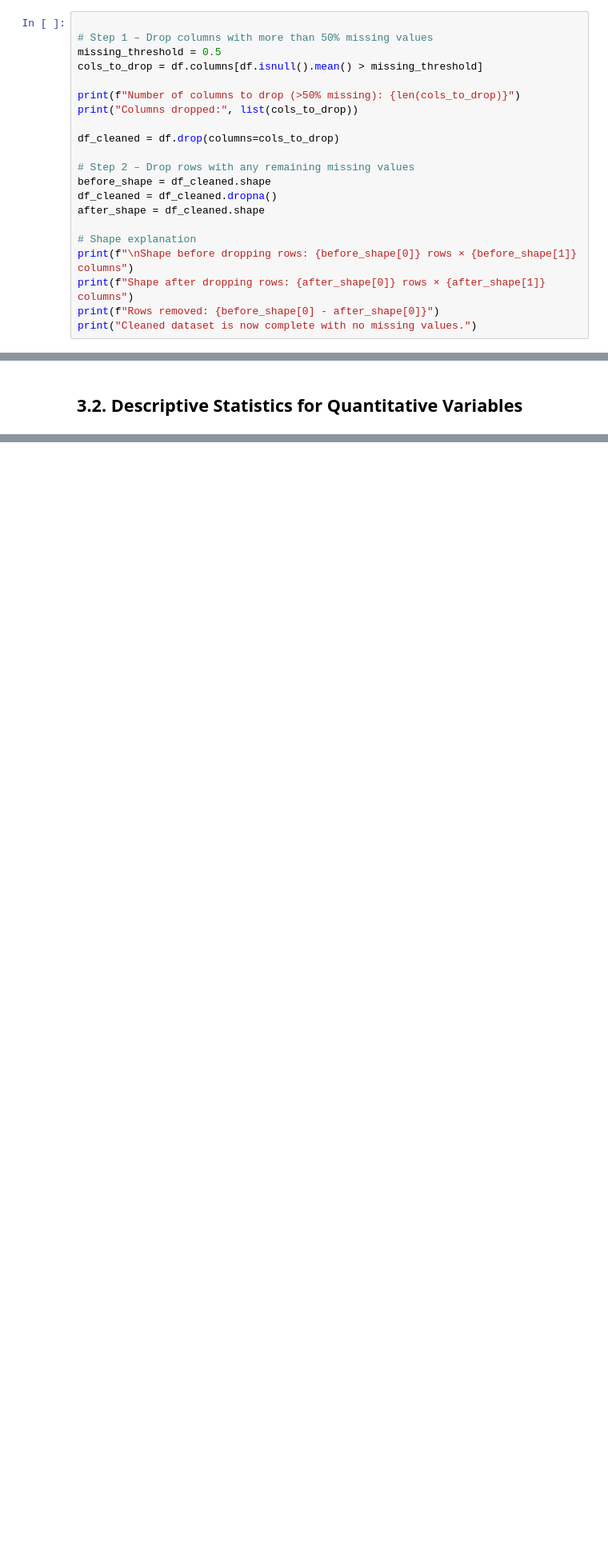
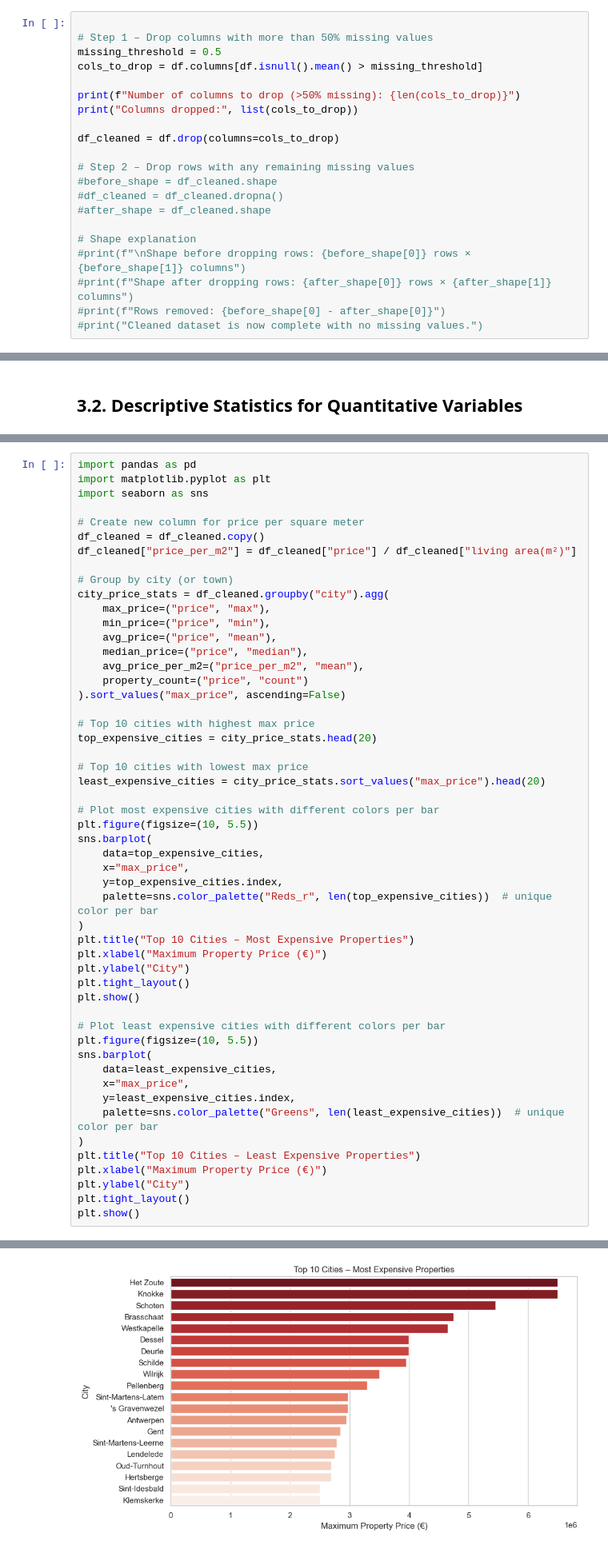
Before and after one commit to subllings/real-estate-price-predictor, a Jupyter notebook: notebooks/01_exploration_zimmo_sjchoti_sol_prop.ipynb, the cells around one changed output, grey strips where cells are left out. Shown at 80% size. Cells and saved outputs as stored; diff of their text form; blank space fills up the shorter version.

```diff
--- a/notebooks/01_exploration_zimmo_sjchoti_sol_prop.ipynb
+++ b/notebooks/01_exploration_zimmo_sjchoti_sol_prop.ipynb
@@ -296,15 +296,15 @@ print("Columns dropped:", list(cols_to_drop))
 df_cleaned = df.drop(columns=cols_to_drop)
 
 # Step 2 – Drop rows with any remaining missing values
-before_shape = df_cleaned.shape
-df_cleaned = df_cleaned.dropna()
-after_shape = df_cleaned.shape
+#before_shape = df_cleaned.shape
+#df_cleaned = df_cleaned.dropna()
+#after_shape = df_cleaned.shape
 
 # Shape explanation
-print(f"\nShape before dropping rows: {before_shape[0]} rows × {before_shape[1]} columns")
-print(f"Shape after dropping rows: {after_shape[0]} rows × {after_shape[1]} columns")
-print(f"Rows removed: {before_shape[0] - after_shape[0]}")
-print("Cleaned dataset is now complete with no missing values.")
+#print(f"\nShape before dropping rows: {before_shape[0]} rows × {before_shape[1]} columns")
+#print(f"Shape after dropping rows: {after_shape[0]} rows × {after_shape[1]} columns")
+#print(f"Rows removed: {before_shape[0] - after_shape[0]}")
+#print("Cleaned dataset is now complete with no missing values.")
 # %% [output]
 Number of columns to drop (>50% missing): 1
 Columns dropped: ['garage']
@@ -453,0 +463,53 @@ for col in quantitative_cols:
+# %%
+import pandas as pd
+import matplotlib.pyplot as plt
+import seaborn as sns
+
+# Create new column for price per square meter
+df_cleaned = df_cleaned.copy()
+df_cleaned["price_per_m2"] = df_cleaned["price"] / df_cleaned["living area(m²)"]
+
+# Group by city (or town)
+city_price_stats = df_cleaned.groupby("city").agg(
+    max_price=("price", "max"),
+    min_price=("price", "min"),
+    avg_price=("price", "mean"),
+    median_price=("price", "median"),
+    avg_price_per_m2=("price_per_m2", "mean"),
+    property_count=("price", "count")
+).sort_values("max_price", ascending=False)
+
+# Top 10 cities with highest max price
+top_expensive_cities = city_price_stats.head(20)
+
+# Top 10 cities with lowest max price
+least_expensive_cities = city_price_stats.sort_values("max_price").head(20)
+
+# Plot most expensive cities with different colors per bar
+plt.figure(figsize=(10, 5.5))
+sns.barplot(
+    data=top_expensive_cities,
+    x="max_price",
+    y=top_expensive_cities.index,
+    palette=sns.color_palette("Reds_r", len(top_expensive_cities))  # unique color per bar
+)
+plt.title("Top 10 Cities – Most Expensive Properties")
+plt.xlabel("Maximum Property Price (€)")
+plt.ylabel("City")
+plt.tight_layout()
+plt.show()
+
+# Plot least expensive cities with different colors per bar
+plt.figure(figsize=(10, 5.5))
+sns.barplot(
+    data=least_expensive_cities,
+    x="max_price",
+    y=least_expensive_cities.index,
+    palette=sns.color_palette("Greens", len(least_expensive_cities))  # unique color per bar
+)
+plt.title("Top 10 Cities – Least Expensive Properties")
+plt.xlabel("Maximum Property Price (€)")
+plt.ylabel("City")
+plt.tight_layout()
+plt.show()
+# %% [output]
@@ -453,0 +519 @@ for col in quantitative_cols:
+[figure, added]
```
Also changed, not shown: parts of 12 cells of this notebook.
